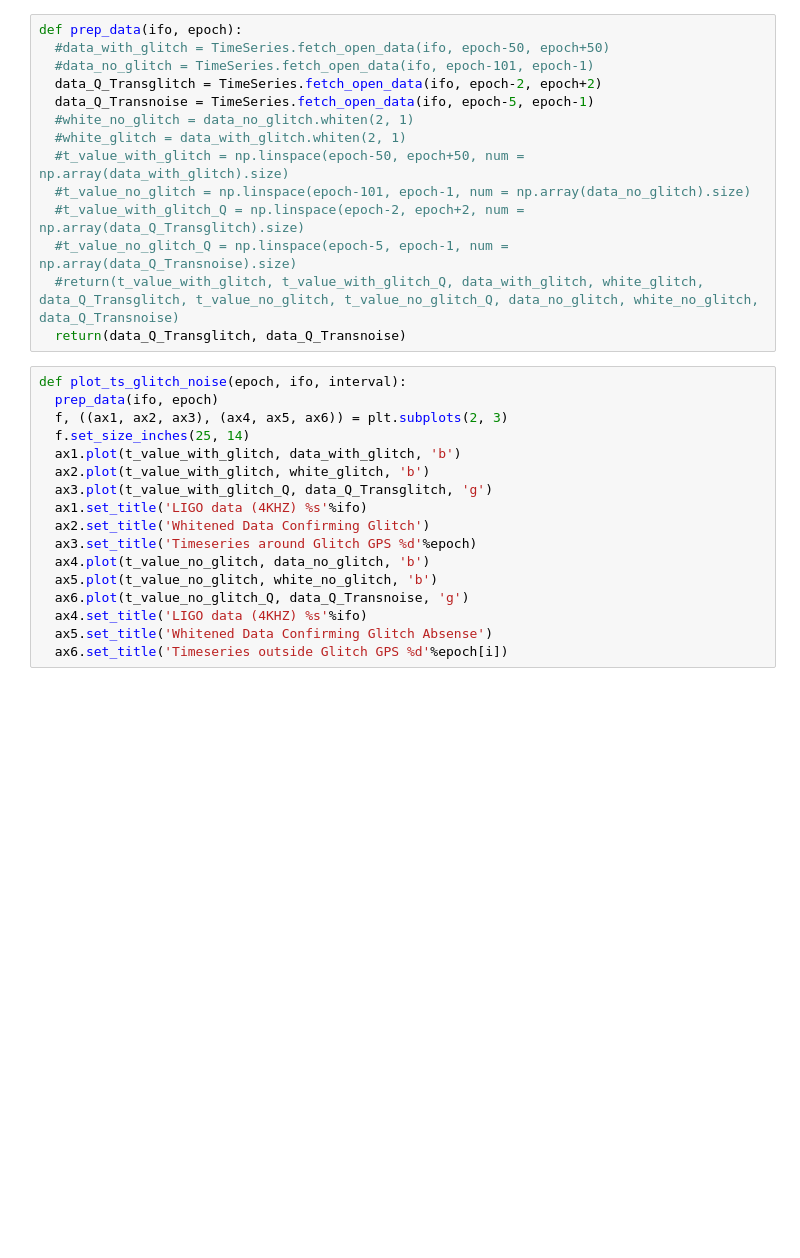
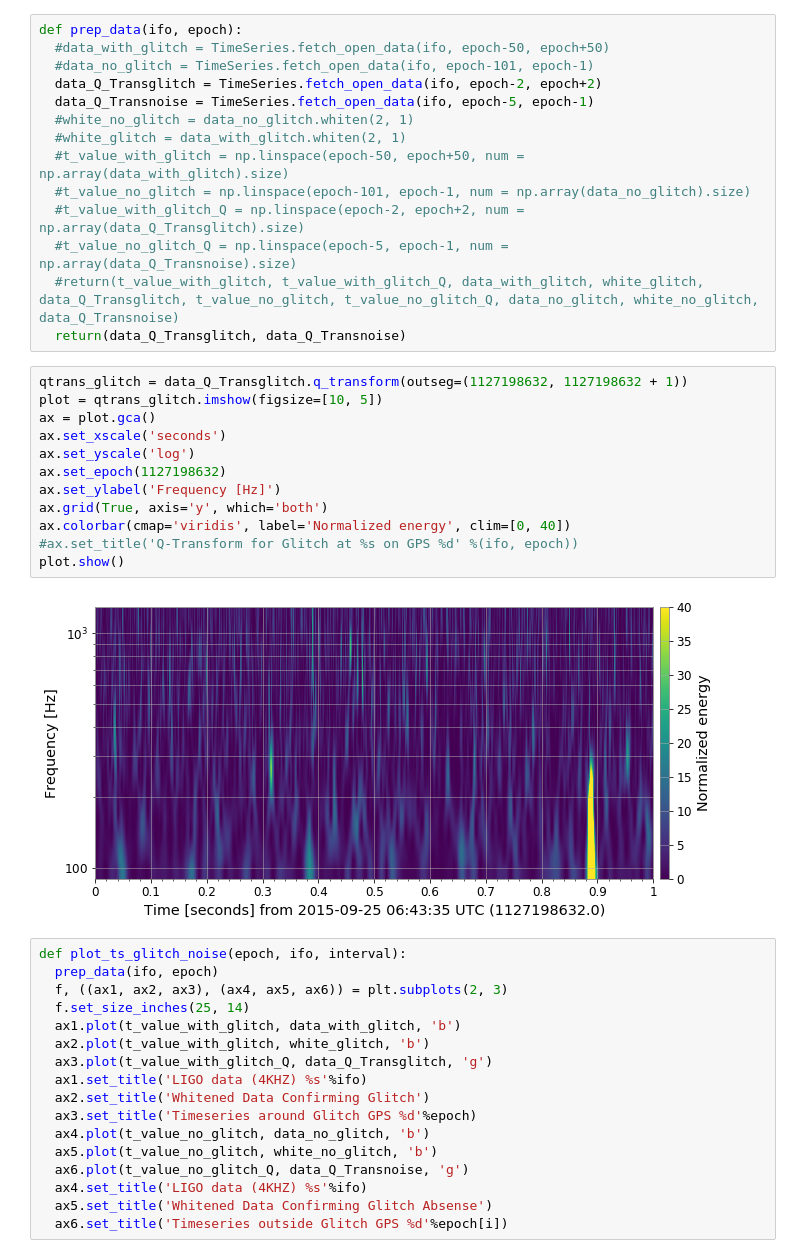
Before and after one commit to SGRGit/gwOsc, a Jupyter notebook: DataPrepBlipGlitches.ipynb, the cells around one changed output. Drawn from its saved outputs; the diff is of its cells as text; blank space fills up the shorter version.

```diff
--- a/DataPrepBlipGlitches.ipynb
+++ b/DataPrepBlipGlitches.ipynb
@@ -72,6 +68,20 @@ def prep_data(ifo, epoch):
   #t_value_no_glitch_Q = np.linspace(epoch-5, epoch-1, num = np.array(data_Q_Transnoise).size)
   #return(t_value_with_glitch, t_value_with_glitch_Q, data_with_glitch, white_glitch, data_Q_Transglitch, t_value_no_glitch, t_value_no_glitch_Q, data_no_glitch, white_no_glitch, data_Q_Transnoise)
   return(data_Q_Transglitch, data_Q_Transnoise)
+# %%
+qtrans_glitch = data_Q_Transglitch.q_transform(outseg=(1127198632, 1127198632 + 1))
+plot = qtrans_glitch.imshow(figsize=[10, 5])
+ax = plot.gca()
+ax.set_xscale('seconds')
+ax.set_yscale('log')
+ax.set_epoch(1127198632)
+ax.set_ylabel('Frequency [Hz]')
+ax.grid(True, axis='y', which='both')
+ax.colorbar(cmap='viridis', label='Normalized energy', clim=[0, 40])
+#ax.set_title('Q-Transform for Glitch at %s on GPS %d' %(ifo, epoch))
+plot.show()
+# %% [output]
+[figure, added]
 # %%
 def plot_ts_glitch_noise(epoch, ifo, interval):
   prep_data(ifo, epoch)
```
Also changed, not shown: parts of 3 cells of this notebook.
